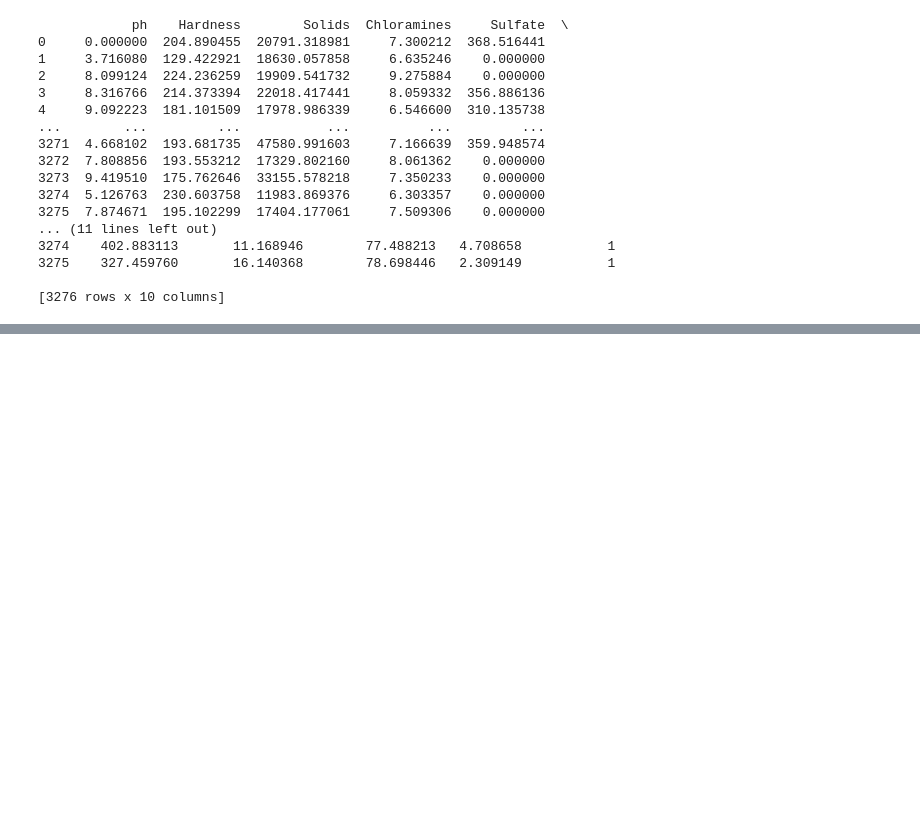
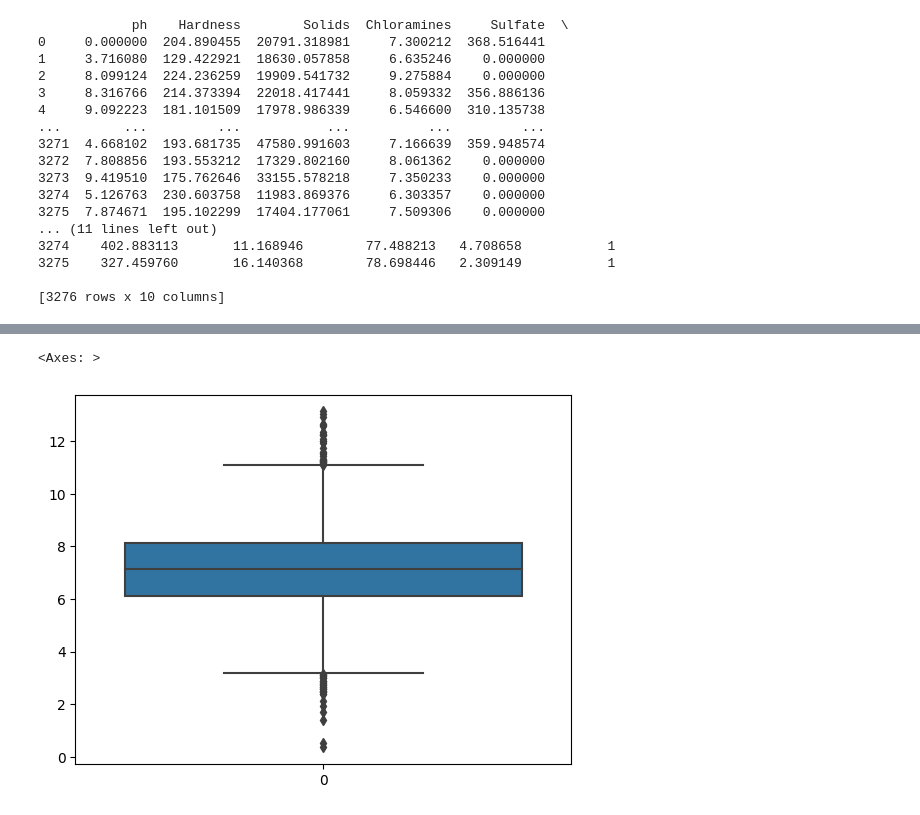
Before and after one commit to alexchandra19/Proyek-ML-2023, a Jupyter notebook: Proyek ML/datapreposition.ipynb, the cells around one changed output, grey strips where cells are left out. Cells and saved outputs as stored; diff of their text form; code cells hidden in the pictures; blank space fills up the shorter version.

```diff
--- a/Proyek ML/datapreposition.ipynb
+++ b/Proyek ML/datapreposition.ipynb
@@ -51,0 +100,6 @@ print(data)
+# %%
+# Chloramines box plot
+sns.boxplot(data['Chloramines'])
+# %% [output]
+<Axes: >
+[figure, added]
```
Also changed, not shown: parts of 39 cells of this notebook.
